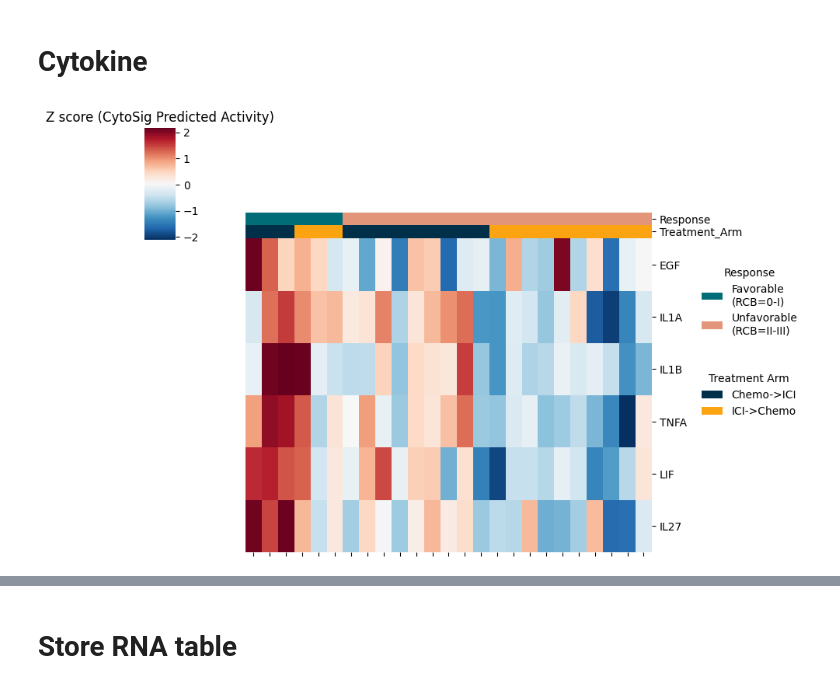
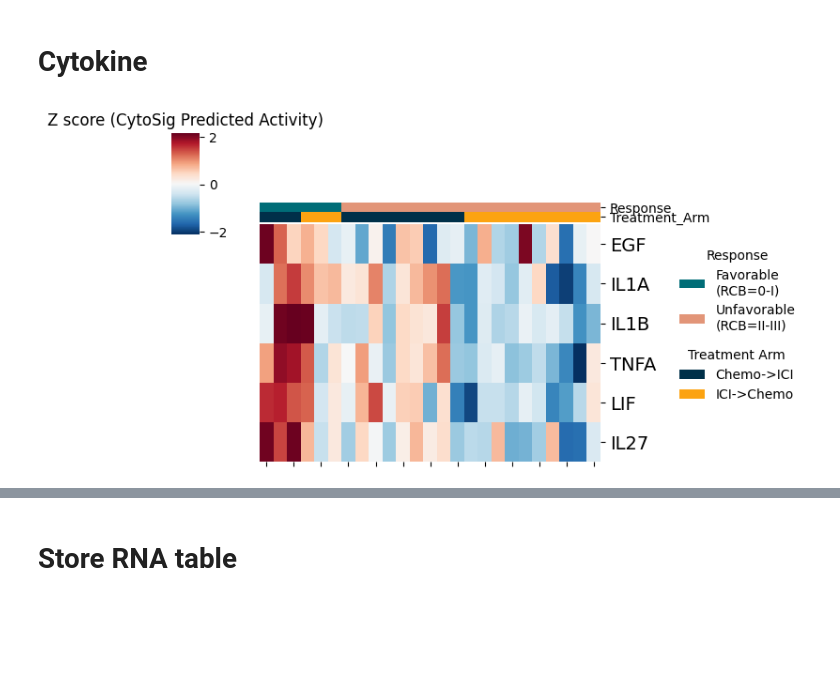
Before and after one commit to jingxinfu/primary_hr_brca_io_treated_genomic_analysis, a Jupyter notebook: notebooks/2_Transcriptomic_landscape of the trial population.ipynb, the cells around one changed output, grey strips where cells are left out. Saved outputs shown, nothing was run; the diff lists cells and outputs as text; code cells hidden in the pictures; blank space fills up the shorter version.

```diff
--- a/notebooks/2_Transcriptomic_landscape of the trial population.ipynb
+++ b/notebooks/2_Transcriptomic_landscape of the trial population.ipynb
@@ -878,36 +883,37 @@ row_colors = pd.concat([bl_rna['BestResponse'].map(COLOR_PAlETTE['BestResponse']
 
 # col_order = cytokine_columns#data.mean(axis=0).sort_values(ascending=False).index
 row_order = row_colors.sort_values(['Response','Treatment_Arm']).index
 g=sns.clustermap(data.loc[row_order,:].T,cmap='RdBu_r',
             col_colors=row_colors,
             col_cluster=False,
             row_cluster=False,
             z_score=0,
-            figsize=(8,8))
+            figsize=(6,6))
+
 g.ax_heatmap.set_xticklabels([]);
-g.ax_heatmap.tick_params(rotation=360)
+g.ax_heatmap.tick_params(rotation=360,labelsize=14)
 g.ax_heatmap.set(xlabel='');
 g.ax_cbar.set_title('Z score (CytoSig Predicted Activity)')
 from matplotlib.patches import Patch
 
 lut = COLOR_PAlETTE['BestResponse'].copy()
 del lut['N/A']
 lut['Favorable\n(RCB=0-I)'] = lut.pop('0-I')
 lut['Unfavorable\n(RCB=II-III)'] = lut.pop('II-III')
 handles = [Patch(facecolor=lut[name]) for name in lut]
 l1 = plt.legend(handles, lut, title='Response',
            bbox_to_anchor=(.9, .7), bbox_transform=plt.gcf().transFigure, loc='center left')
 
 
 lut = COLOR_PAlETTE['Treatment_Arm'].copy()
 del lut['N/A']
 handles = [Patch(facecolor=lut[name]) for name in lut]
 l2 = plt.legend(handles, lut, title='Treatment Arm',
            bbox_to_anchor=(.9, .55), bbox_transform=plt.gcf().transFigure, loc='center left')
 plt.gca().add_artist(l1)
 plt.gcf().savefig('../report/figure/SHARE/Fig4F.svg')
 # %% [output]
-[figure, old version]
+[figure, new version]
 # %%
 df
 # %% [output]
```
Also changed, not shown: parts of 8 cells of this notebook, 25 other files.
